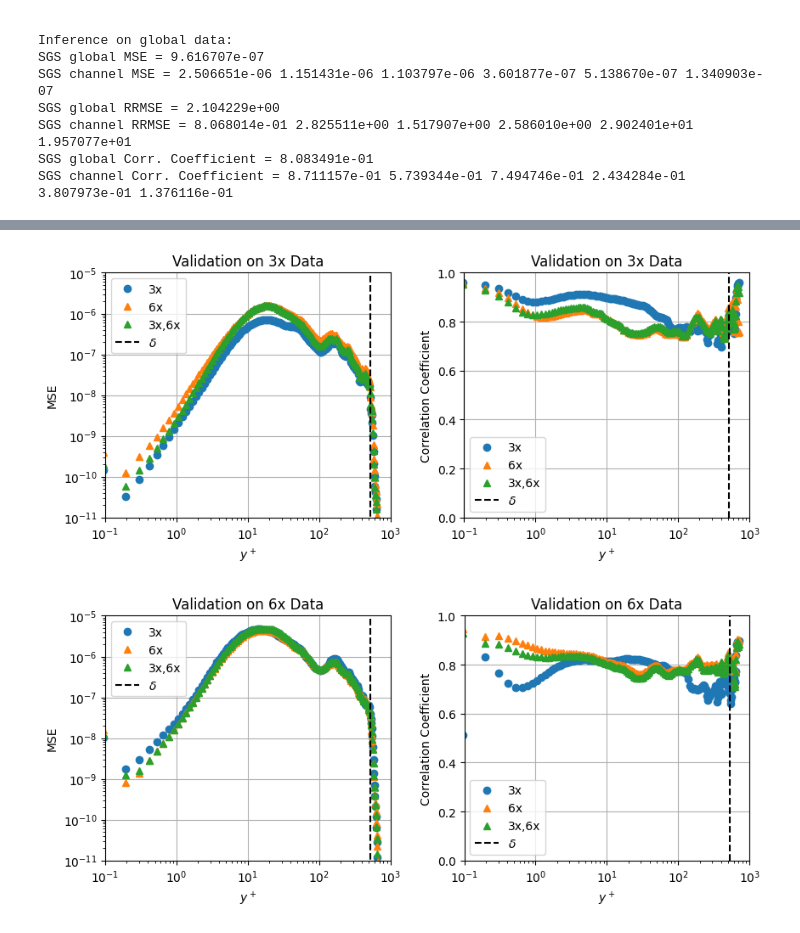
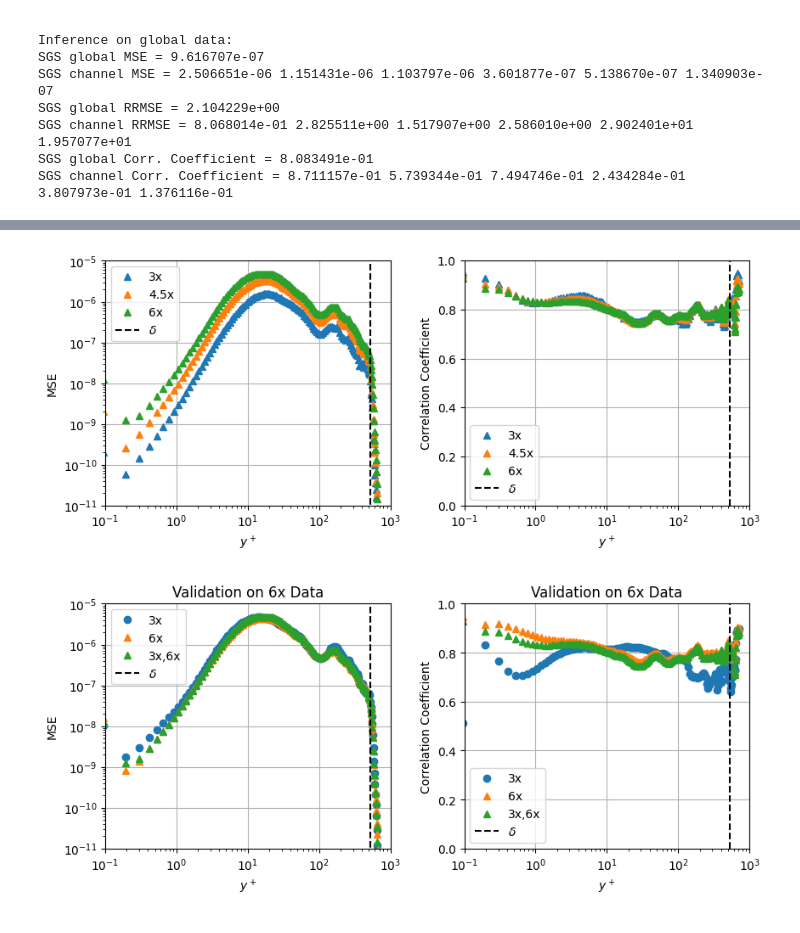
Before and after one commit to rickybalin/CFDML, a Jupyter notebook: train/src/validation/PASC23_talk.ipynb, the cells around one changed output, grey strips where cells are left out. Saved outputs shown, nothing was run; the diff lists cells and outputs as text; code cells hidden in the pictures.

```diff
--- a/train/src/validation/PASC23_talk.ipynb
+++ b/train/src/validation/PASC23_talk.ipynb
@@ -476,7 +476,7 @@ class SGS:
             rrmse_y[j], rrmse_channel_y[j] = self.RRMSE(self.SGS[index],self.SGS_GM[index])
             cc_y[j], cc_channel_y[j] = self.CC(self.SGS[index],self.SGS_GM[index])
             if (self.SGS_diss is not None):
-                ref[j] = self.REF(self.SGS_diss[index], self.SGS_diss_pred[index])
+                ref[j] = self.REF(self.SGS_diss[index], self.SGS_diss_GM[index])
         return crd_y, [mse_y, mse_channel_y], [rrmse_y, rrmse_channel_y], [cc_y, cc_channel_y], ref
 
     # Save to vtk files for import into Paraview
@@ -496,7 +496,7 @@ class SGS:
             new.PointData.append(self.SGS_GM[:,3:], "SGSGM_offdiag")
         if (self.SGS_diss is not None):
             new.PointData.append(self.SGS_diss, "SGS_diss")
-            new.PointData.append(self.SGS_diss, "SGS_diss_pred")
+            new.PointData.append(self.SGS_diss_pred, "SGS_diss_pred")
             if (self.SGS_diss_GM is not None):
                 new.PointData.append(self.SGS_diss_GM, "SGS_diss_GM")
         writer = vtk.vtkXMLUnstructuredGridWriter()
@@ -773,3 +773,12 @@ SGS global RRMSE = 2.104229e+00
 SGS channel RRMSE = 8.068014e-01 2.825511e+00 1.517907e+00 2.586010e+00 2.902401e+01 1.957077e+01
 SGS global Corr. Coefficient = 8.083491e-01
 SGS channel Corr. Coefficient = 8.711157e-01 5.739344e-01 7.494746e-01 2.434284e-01 3.807973e-01 1.376116e-01
+# %%
+data_path = base_path+"validation_data_noDamp_jacobi/FlatPlate_ReTheta1000_6-15_ts29255_4p5x_noDamp_jacobi_test.vtu"
+model_path = base_path+"models/3n6/NNmodel"
+scaling = [4.5, 4.5, 4.5]
+base_3n6_4p5 = SGS(data_path, model_path)
+base_3n6_4p5.load_model()
+polydata = base_3n6_4p5.compute_data(scaling)
+base_3n6_4p5.test_global()
+crd_y, mse_y_base_3n6_4p5, rrmse_y_base_3n6_4p5, cc_y_base_3n6_4p5, _ =  base_3n6_4p5.test_y_layers()
@@ -776,28 +793,32 @@ SGS channel Corr. Coefficient = 8.711157e-01 5.739344e-01 7.494746e-01 2.434284e
 # %%
 fig, axs = plt.subplots(nrows=1, ncols=2, figsize=(9, 4))
-axs[0].plot(yplus, mse_y_base_3_3[0], 'o', label="3x")
-axs[0].plot(yplus, mse_y_base_6_3[0], '^', label="6x")
-axs[0].plot(yplus, mse_y_base_3n6_3[0], '^', label="3x,6x")
-axs[1].plot(yplus, cc_y_base_3_3[0], 'o', label="3x")
-axs[1].plot(yplus, cc_y_base_6_3[0], '^', label="6x")
-axs[1].plot(yplus, cc_y_base_3n6_3[0], '^', label="3x,6x")
+#axs[0].plot(yplus, mse_y_base_3_3[0], 'o', label="3x")
+#axs[0].plot(yplus, mse_y_base_6_3[0], '^', label="6x")
+axs[0].plot(yplus, mse_y_base_3n6_3[0], '^', label="3x")
+axs[0].plot(yplus, mse_y_base_3n6_4p5[0], '^', label="4.5x")
+axs[0].plot(yplus, mse_y_base_3n6_6[0], '^', label="6x")
+#axs[1].plot(yplus, cc_y_base_3_3[0], 'o', label="3x")
+#axs[1].plot(yplus, cc_y_base_6_3[0], '^', label="6x")
+axs[1].plot(yplus, cc_y_base_3n6_3[0], '^', label="3x")
+axs[1].plot(yplus, cc_y_base_3n6_4p5[0], '^', label="4.5x")
+axs[1].plot(yplus, cc_y_base_3n6_6[0], '^', label="6x")
 axs[0].plot([delta, delta], [1.0e-14, 100], 'k--', label="$\delta$")
 axs[1].plot([delta, delta], [1.0e-14, 100], 'k--', label="$\delta$")
 axs[0].set_yscale("log") #axs[1].set_yscale("log")
 axs[0].set_xscale("log"); axs[1].set_xscale("log")
 axs[0].grid(); axs[1].grid()
 fig.tight_layout(pad=3.0)
 axs[0].set_ylabel('MSE'); axs[1].set_ylabel('Correlation Coefficient')
 axs[0].set_xlabel('$y^+$'); axs[1].set_xlabel('$y^+$')
-axs[0].set_title('Validation on 3x Data')
-axs[1].set_title('Validation on 3x Data')
+#axs[0].set_title('Validation on 3x Data')
+#axs[1].set_title('Validation on 3x Data')
 axs[0].legend(); axs[1].legend()
 axs[0].set_ylim(bottom=1.0e-11, top=1.0e-5); axs[1].set_ylim(bottom=0, top=1)
 axs[0].set_xlim(left=0.1, right=1000); axs[1].set_xlim(left=0.1, right=1000)
 #plt.savefig(fig_name+"_yerrors.png", dpi='figure', format="png")
 plt.show()
 # %% [output]
-[figure, old version]
+[figure, new version]
 # %%
 fig, axs = plt.subplots(nrows=1, ncols=2, figsize=(9, 4))
 axs[0].plot(yplus, mse_y_base_3_6[0], 'o', label="3x")
```
Also changed, not shown: parts of 11 cells of this notebook, 2 other files.
